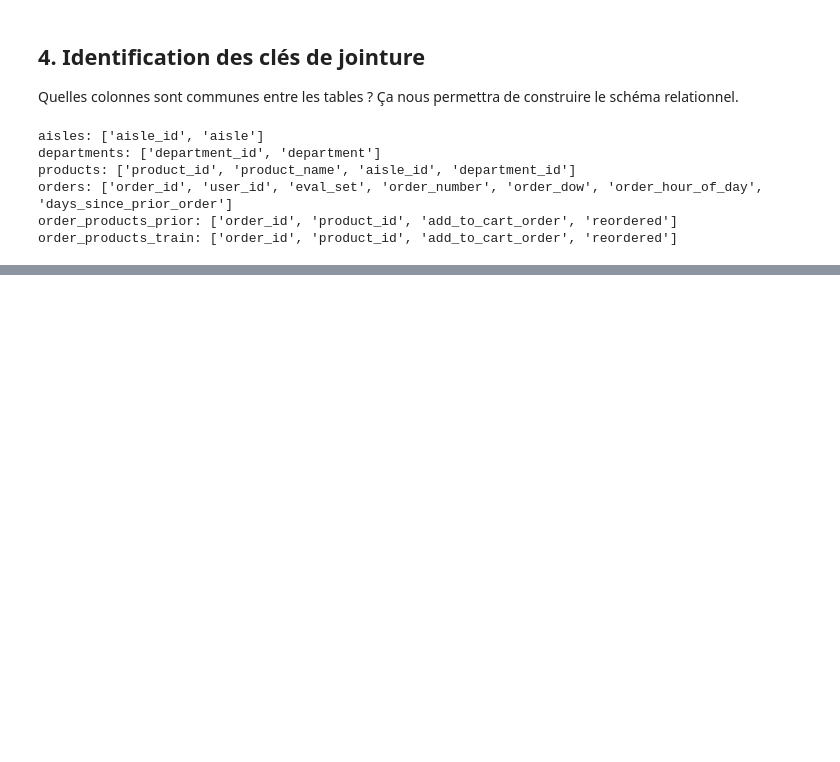
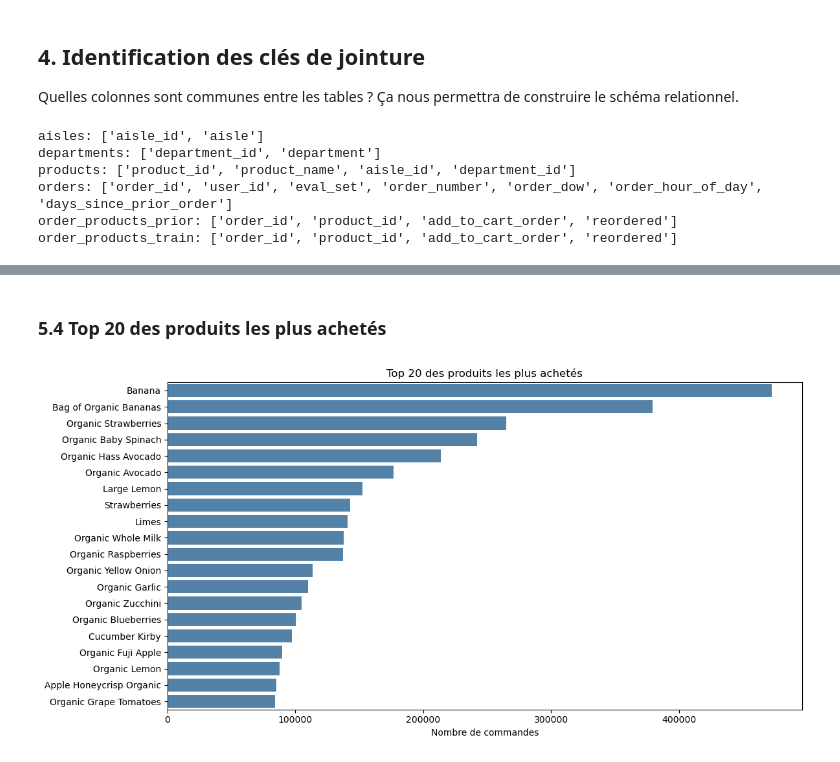
Before and after one commit to AlexisSTH/Projet-Market-Basket, a Jupyter notebook: notebook/01_eda.ipynb, the cells around one changed output, grey strips where cells are left out. Saved outputs shown, nothing was run; the diff lists cells and outputs as text; code cells hidden in the pictures; blank space fills up the shorter version.

```diff
--- a/notebook/01_eda.ipynb
+++ b/notebook/01_eda.ipynb
@@ -77,0 +121,23 @@ order_products_train: ['order_id', 'product_id', 'add_to_cart_order', 'reordered
+# %% [markdown]
+### 5.4 Top 20 des produits les plus achetés
+# %%
+top_products = (
+    order_products_prior
+    .groupby('product_id')['order_id']
+    .count()
+    .reset_index(name='nb_orders')
+    .merge(products, on='product_id')
+    .sort_values('nb_orders', ascending=False)
+    .head(20)
+)
+
+fig, ax = plt.subplots(figsize=(12, 6))
+sns.barplot(data=top_products, x='nb_orders', y='product_name', color='steelblue', ax=ax)
+ax.set_title('Top 20 des produits les plus achetés')
+ax.set_xlabel('Nombre de commandes')
+ax.set_ylabel('')
+plt.tight_layout()
+plt.savefig('../visual/top20_products.png', dpi=150)
+plt.show()
+# %% [output]
+[figure, added]
```
Also changed, not shown: parts of 10 cells of this notebook, 3 other files.
